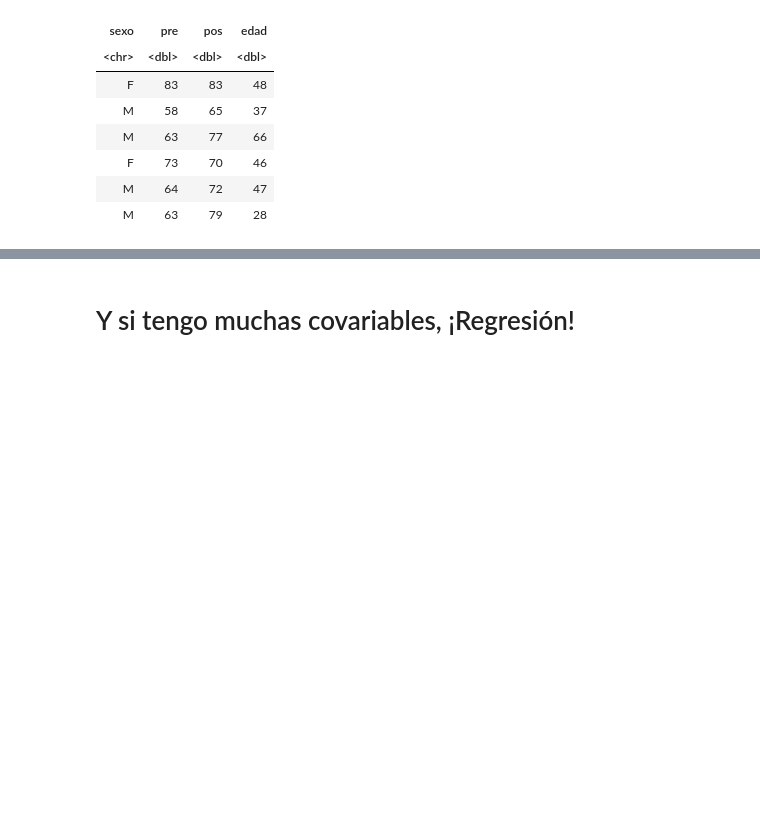
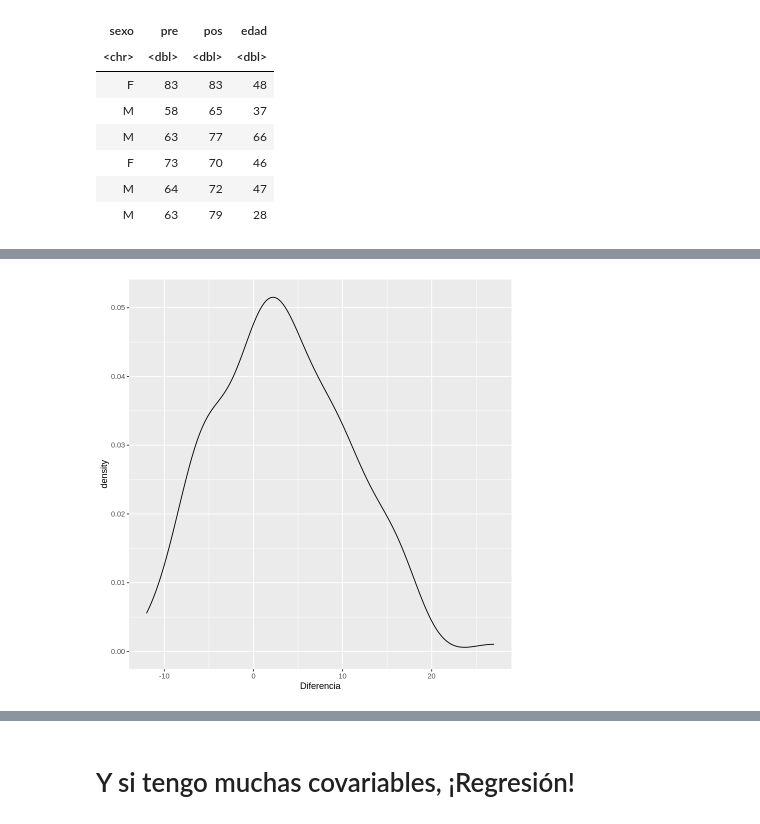
Before and after one commit to Cruzalirio/Unal-Enfermeria-, a Jupyter notebook: Cuadernos/Clase_8.ipynb, the cells around one changed output, grey strips where cells are left out. Saved outputs shown, nothing was run; the diff lists cells and outputs as text; code cells hidden in the pictures; blank space fills up the shorter version.

```diff
--- a/Cuadernos/Clase_8.ipynb
+++ b/Cuadernos/Clase_8.ipynb
@@ -479,0 +489,5 @@ A tibble: 6 × 4
+# %%
+## Calculo las diferencias
+
+Escala = Escala %>% mutate(Diferencia = pos-pre)
+Escala
@@ -479,0 +514,4 @@ A tibble: 6 × 4
+# %%
+ggplot(Escala, aes(x=Diferencia))+geom_density()
+# %% [output]
+[figure, added]
```
Also changed, not shown: parts of 33 cells of this notebook.
